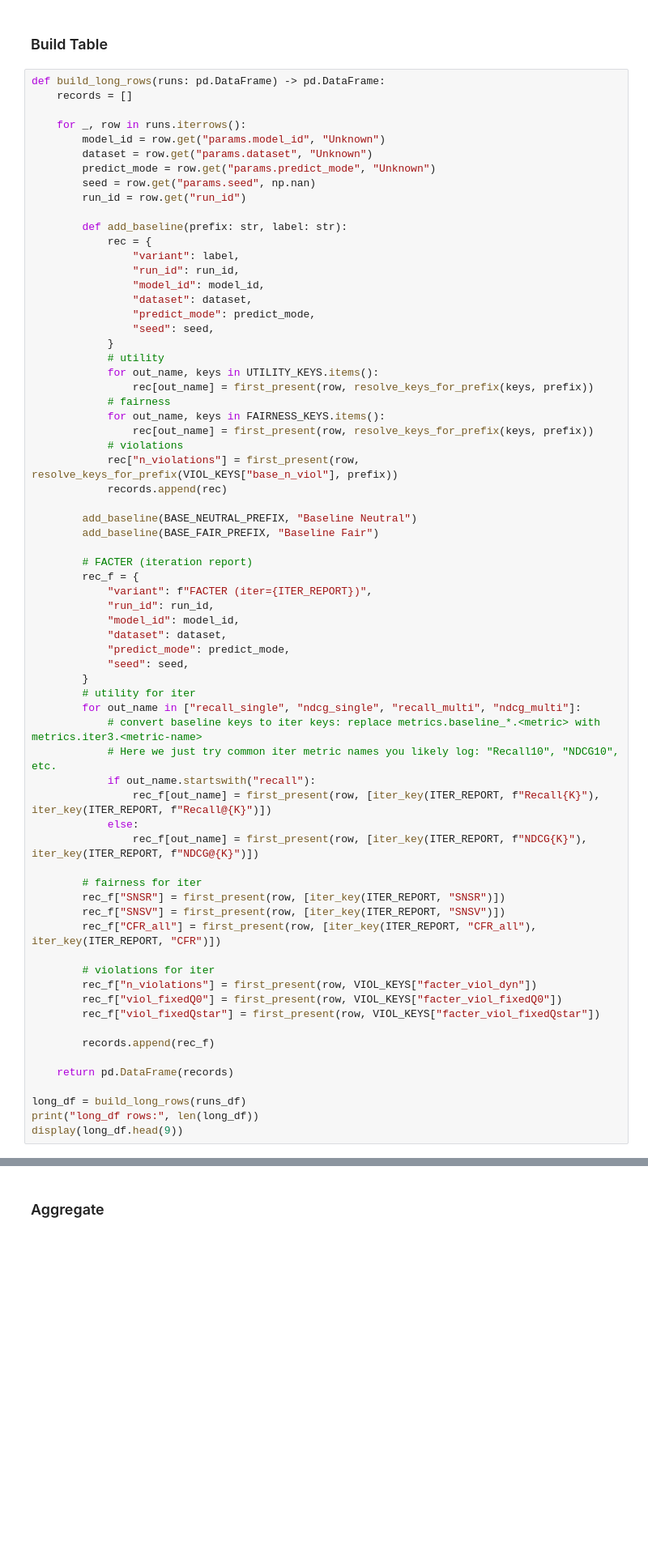
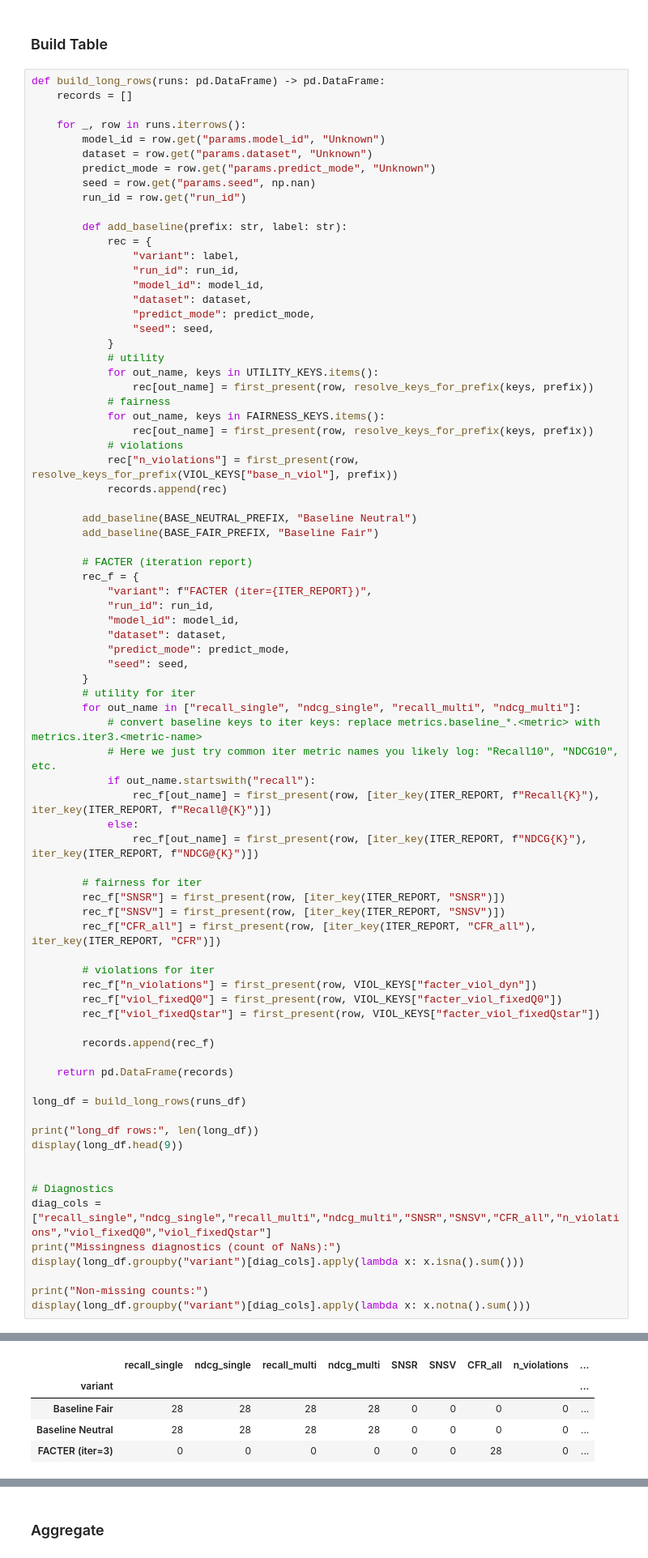
Before and after one commit to oscar-omlf/facter-repr, a Jupyter notebook: results_analysis_updated.ipynb, the cells around one changed output, grey strips where cells are left out. Shown at 81% size. Drawn from its saved outputs; the diff is of its cells as text; blank space fills up the shorter version.

Commit message:
Diagnostics and fixes.

```diff
--- a/results_analysis_updated.ipynb
+++ b/results_analysis_updated.ipynb
@@ -296,8 +296,18 @@ def build_long_rows(runs: pd.DataFrame) -> pd.DataFrame:
     return pd.DataFrame(records)
 
 long_df = build_long_rows(runs_df)
+
 print("long_df rows:", len(long_df))
 display(long_df.head(9))
+
+
+# Diagnostics
+diag_cols = ["recall_single","ndcg_single","recall_multi","ndcg_multi","SNSR","SNSV","CFR_all","n_violations","viol_fixedQ0","viol_fixedQstar"]
+print("Missingness diagnostics (count of NaNs):")
+display(long_df.groupby("variant")[diag_cols].apply(lambda x: x.isna().sum()))
+
+print("Non-missing counts:")
+display(long_df.groupby("variant")[diag_cols].apply(lambda x: x.notna().sum()))
 # %% [output]
 long_df rows: 84
 |  | variant | run_id | model_id | dataset | predict_mode | seed | recall_single | ndcg_single | recall_multi | ... |
@@ -312,0 +324,5 @@ long_df rows: 84
+|  | recall_single | ndcg_single | recall_multi | ndcg_multi | SNSR | SNSV | CFR_all | n_violations | ... |
+| variant |  |  |  |  |  |  |  |  | ... |
+| Baseline Fair | 28 | 28 | 28 | 28 | 0 | 0 | 0 | 0 | ... |
+| Baseline Neutral | 28 | 28 | 28 | 28 | 0 | 0 | 0 | 0 | ... |
+| FACTER (iter=3) | 0 | 0 | 0 | 0 | 0 | 0 | 28 | 0 | ... |
```
Also changed, not shown: parts of 1 cell of this notebook.
